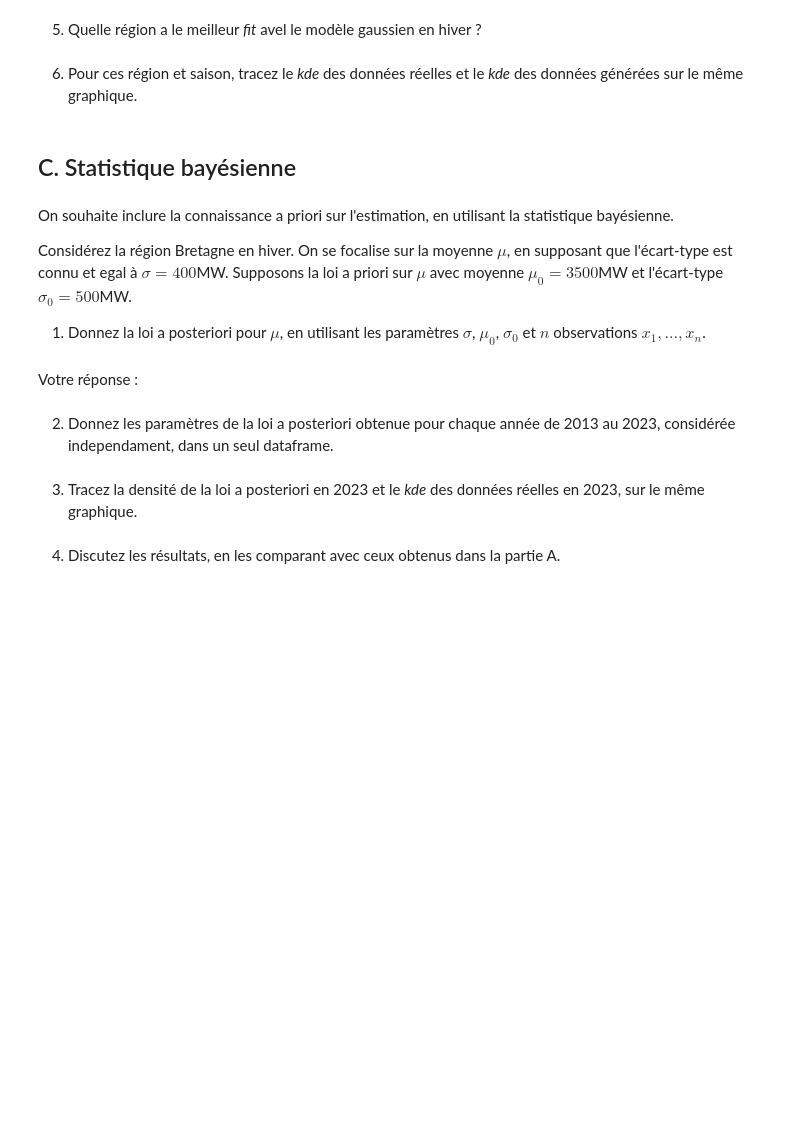
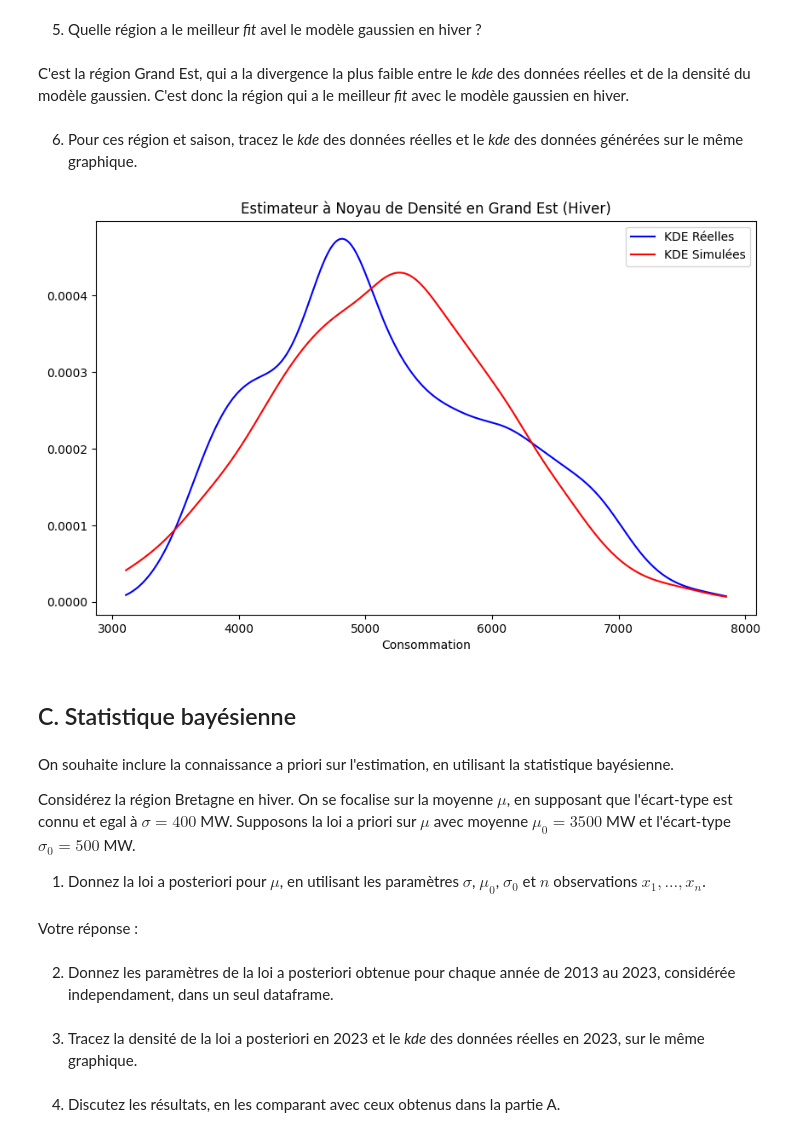
Before and after one commit to Etyl/MDI220, a Jupyter notebook: projet_MDI220.ipynb, the cells around one changed output. Cells and saved outputs as stored; diff of their text form; code cells hidden in the pictures; blank space fills up the shorter version.

```diff
--- a/projet_MDI220.ipynb
+++ b/projet_MDI220.ipynb
@@ -247,13 +352,52 @@ Votre réponse :
 # %% [markdown]
 5. Quelle région a le meilleur *fit* avel le modèle gaussien en hiver ?
+# %% [markdown]
+C'est la région Grand Est, qui a la divergence la plus faible entre le *kde* des données réelles et de la densité du modèle gaussien. C'est donc la région qui a le meilleur *fit* avec le modèle gaussien en hiver.
 # %% [markdown]
 6. Pour ces région et saison, tracez le *kde* des données réelles et le *kde* des données générées sur le même graphique.
+# %%
+# Sélection de la région et de la saison
+region_saison = "Grand Est"
+saison = "Hiver"
+df_region_saison = df[(df.region == region_saison) & ((df['date'] >= '22/12') | (df['date'] <= '21/03'))]
+
+# Calcul de la moyenne et de la variance pour la région et la saison
+moyenne_region_saison = df_region_saison.consumption.mean()
+variance_region_saison = df_region_saison.consumption.var()
+
+# Génération de nouvelles données avec un modèle gaussien pour la région et la saison
+donnees_simulees_region_saison = np.random.normal(loc=moyenne_region_saison, scale=np.sqrt(variance_region_saison), size=len(df_region_saison))
+
+# Calcul de la KDE pour les données réelles de la région et la saison
+kde_reelles_region_saison = gaussian_kde(df_region_saison.consumption)
+
+# Calcul de la KDE pour les données générées de la région et la saison
+kde_simulees_region_saison = gaussian_kde(donnees_simulees_region_saison)
+
+# Génération de points pour le tracé de la KDE
+x_region_saison = np.linspace(df_region_saison.consumption.min(), df_region_saison.consumption.max(), 1000)
+
+# Tracé de la KDE des données réelles et générées sur le même graphique
+plt.figure(figsize=(10, 6))
+
+# KDE des données réelles
+plt.plot(x_region_saison, kde_reelles_region_saison(x_region_saison), label='KDE Réelles', color='blue')
+
+# KDE des données générées
+plt.plot(x_region_saison, kde_simulees_region_saison(x_region_saison), label='KDE Simulées', color='red')
+
+plt.title(f'Estimateur à Noyau de Densité en {region_saison} ({saison})')
+plt.xlabel('Consommation')
+plt.legend()
+plt.show()
+# %% [output]
+[figure, added]
 # %% [markdown]
 ## C. Statistique bayésienne
 # %% [markdown]
 On souhaite inclure la connaissance a priori sur l'estimation, en utilisant la statistique bayésienne.
 
-Considérez la région Bretagne en hiver. On se focalise sur la moyenne $\mu$, en supposant que l'écart-type est connu et egal à $\sigma=400$MW. Supposons la loi a priori sur $\mu$ avec moyenne $\mu_0=3500$MW et l'écart-type $\sigma_0=500$MW.
+Considérez la région Bretagne en hiver. On se focalise sur la moyenne $\mu$, en supposant que l'écart-type est connu et egal à $\sigma=400$ MW. Supposons la loi a priori sur $\mu$ avec moyenne $\mu_0=3500$ MW et l'écart-type $\sigma_0=500$ MW.
 
 1. Donnez la loi a posteriori pour $\mu$, en utilisant les paramètres $\sigma$, $\mu_0$, $\sigma_0$ et $n$ observations $x_1,\ldots,x_n$.
 # %% [markdown]
```
Also changed, not shown: parts of 4 cells of this notebook.
